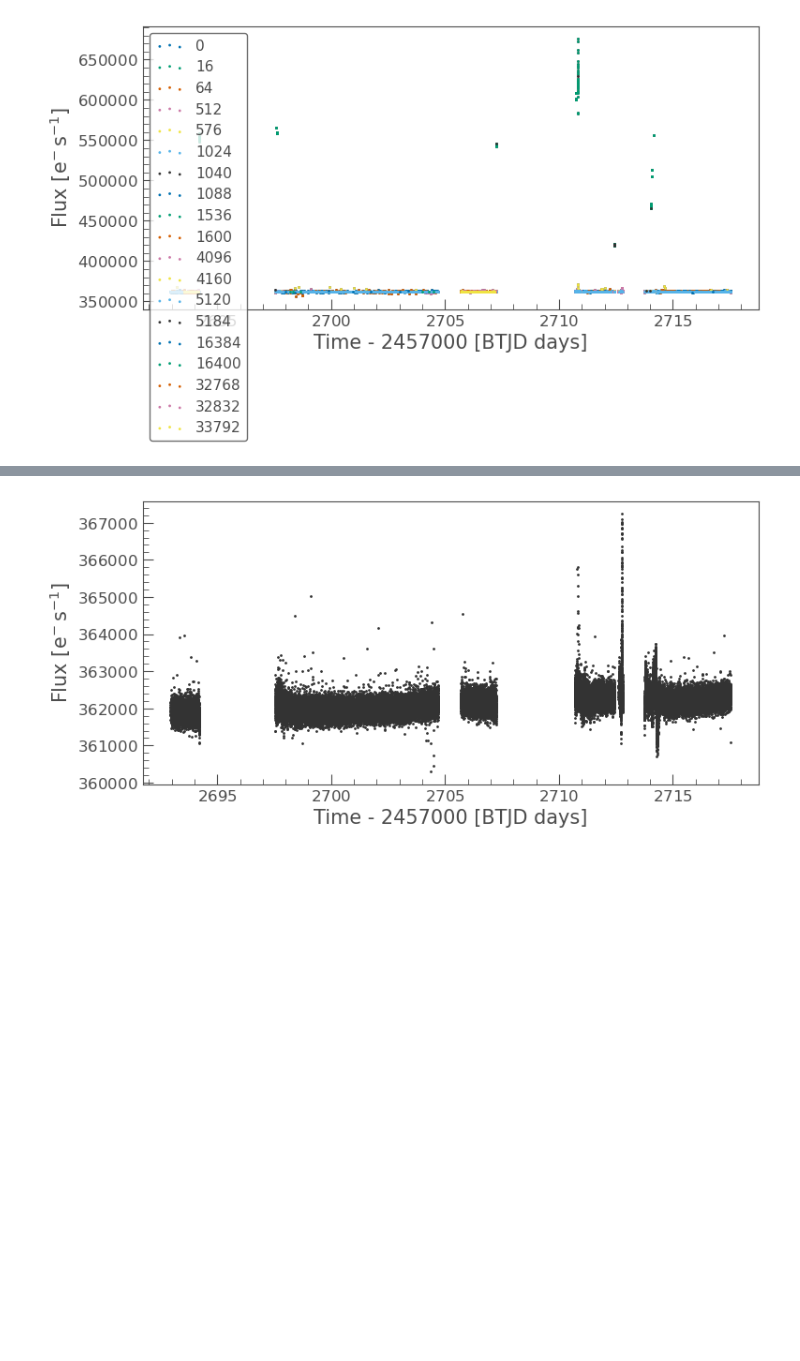
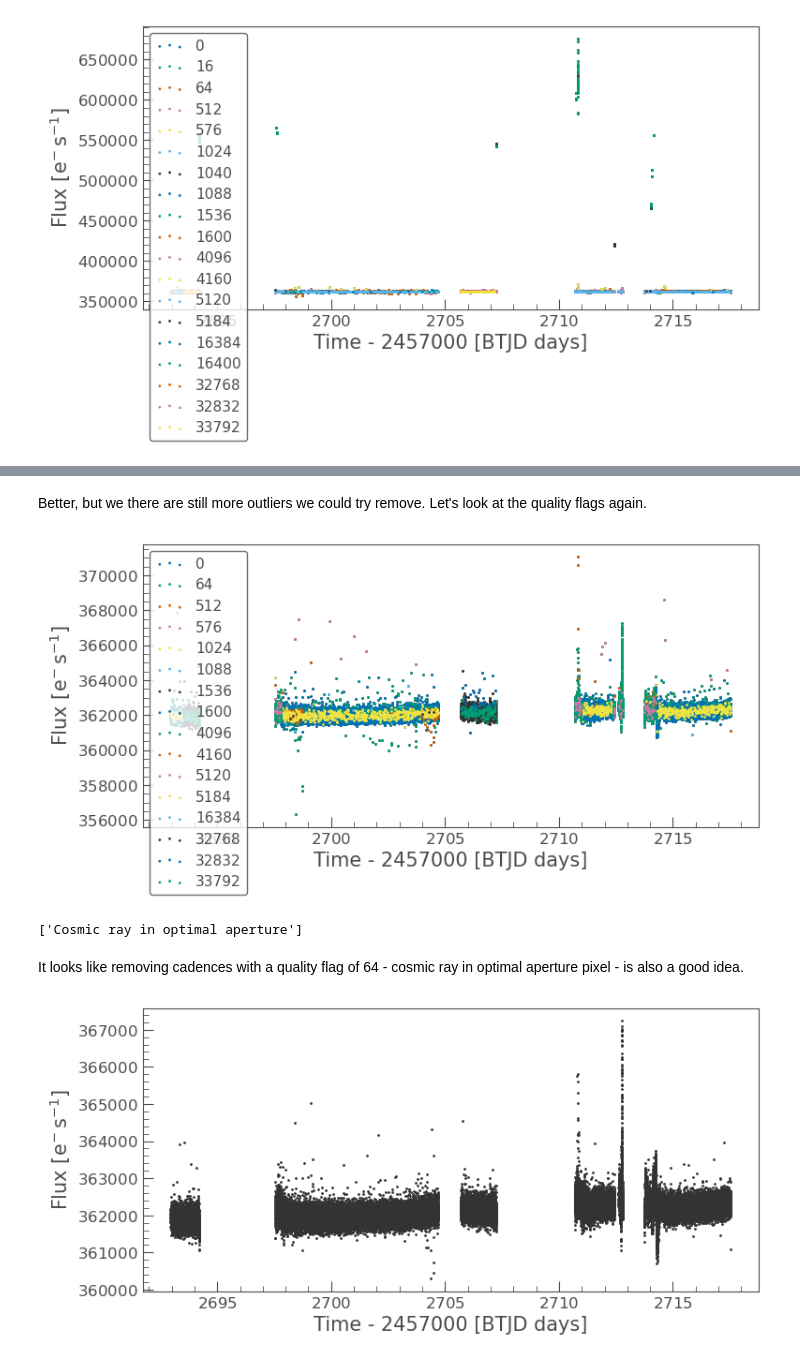
Before and after one commit to hvidy/HD140283-lc, a Jupyter notebook: HD140283.ipynb, the cells around one changed output, grey strips where cells are left out. Drawn from its saved outputs; the diff is of its cells as text; code cells hidden in the pictures; blank space fills up the shorter version.

```diff
--- a/HD140283.ipynb
+++ b/HD140283.ipynb
@@ -58,2 +90,15 @@ for flag in np.unique(lc.quality):
+# %% [markdown]
+Better, but we there are still more outliers we could try remove. Let's look at the quality flags again.
 # %%
-m = ((lc.quality & 16) == 0) & ((lc.quality & 64) == 0)
+ax = lc[cadence_mask].scatter(label='');
+for flag in np.unique(lc[cadence_mask].quality):
+    m = lc.quality == flag
+    lc[m].scatter(ax=ax, label=flag);
+# %% [output]
+[figure, added]
+# %%
+lk.TessQualityFlags.decode(64)
+# %% [output]
+['Cosmic ray in optimal aperture']
+# %% [markdown]
+It looks like removing cadences with a quality flag of 64 - cosmic ray in optimal aperture pixel - is also a good idea.
```
Also changed, not shown: parts of 44 cells of this notebook.
